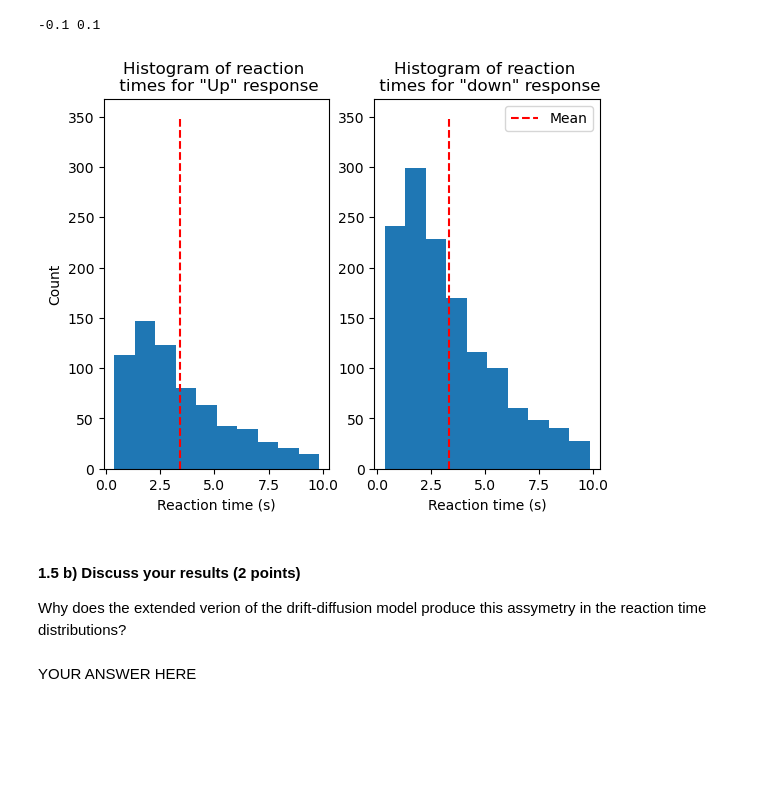
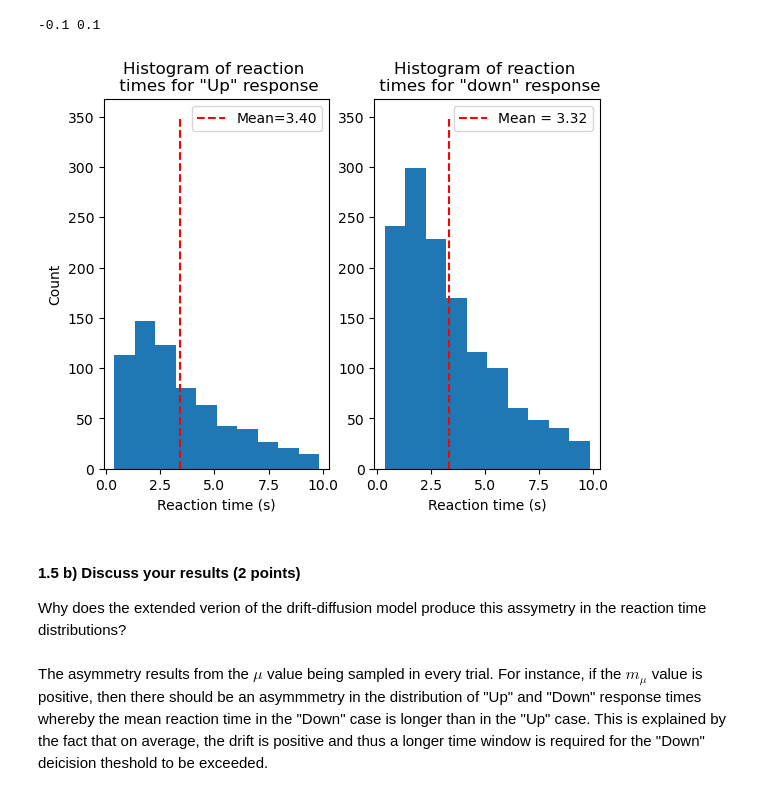
Before and after one commit to lfogarty98/mhbf_pt, a Jupyter notebook: 5-decision-making-I/decision-making-I.ipynb, the cells around one changed output. Cells and saved outputs as stored; diff of their text form; code cells hidden in the pictures; blank space fills up the shorter version.

```diff
--- a/5-decision-making-I/decision-making-I.ipynb
+++ b/5-decision-making-I/decision-making-I.ipynb
@@ -257,21 +257,24 @@ for trial in range(n_trials):
 # %%
 # YOUR CODE HERE
 fig, ax = plt.subplots(1, 2)
 ax[0].hist(reaction_ts[choices == 1])
-ax[0].vlines(np.mean(reaction_ts[choices == 1]), 0, 350, color = "red", linestyle = "--", label = 'Mean')
+mean_up = np.mean(reaction_ts[choices == 1])
+ax[0].vlines(mean_up, 0, 350, color = "red", linestyle = "--", label = f'Mean={mean_up:.2f}')
 ax[0].set_title("Histogram of reaction \n times for \"Up\" response")
 ax[0].set_ylabel("Count")
 ax[0].set_xlabel("Reaction time (s)")
+ax[0].legend()
 ax[1].hist(reaction_ts[choices == -1])
-ax[1].vlines(np.mean(reaction_ts[choices == -1]), 0, 350, color = "red", linestyle = "--", label = 'Mean')
+mean_down = np.mean(reaction_ts[choices == -1])
+ax[1].vlines(mean_down, 0, 350, color = "red", linestyle = "--", label = f'Mean = {mean_down:.2f}')
 ax[1].set_xlabel("Reaction time (s)")
 ax[1].set_title("Histogram of reaction \n times for \"down\" response")
-plt.legend()
+ax[1].legend()
 plt.show()
 # %% [output]
-[figure, old version]
+[figure, new version]
 # %% [markdown]
 #### 1.5 b) Discuss your results (2 points)
 Why does the extended verion of the drift-diffusion model produce this assymetry in the reaction time distributions?
-# %% [markdown]
-YOUR ANSWER HERE
+# %% [markdown]
+The asymmetry results from the $\mu$ value being sampled in every trial. For instance, if the $m_{\mu}$ value is positive, then there should be an asymmmetry in the distribution of "Up" and "Down" response times whereby the mean reaction time in the "Down" case is longer than in the "Up" case. This is explained by the fact that on average, the drift is positive and thus a longer time window is required for the "Down" deicision theshold to be exceeded.
```
Also changed, not shown: parts of 4 cells of this notebook.
